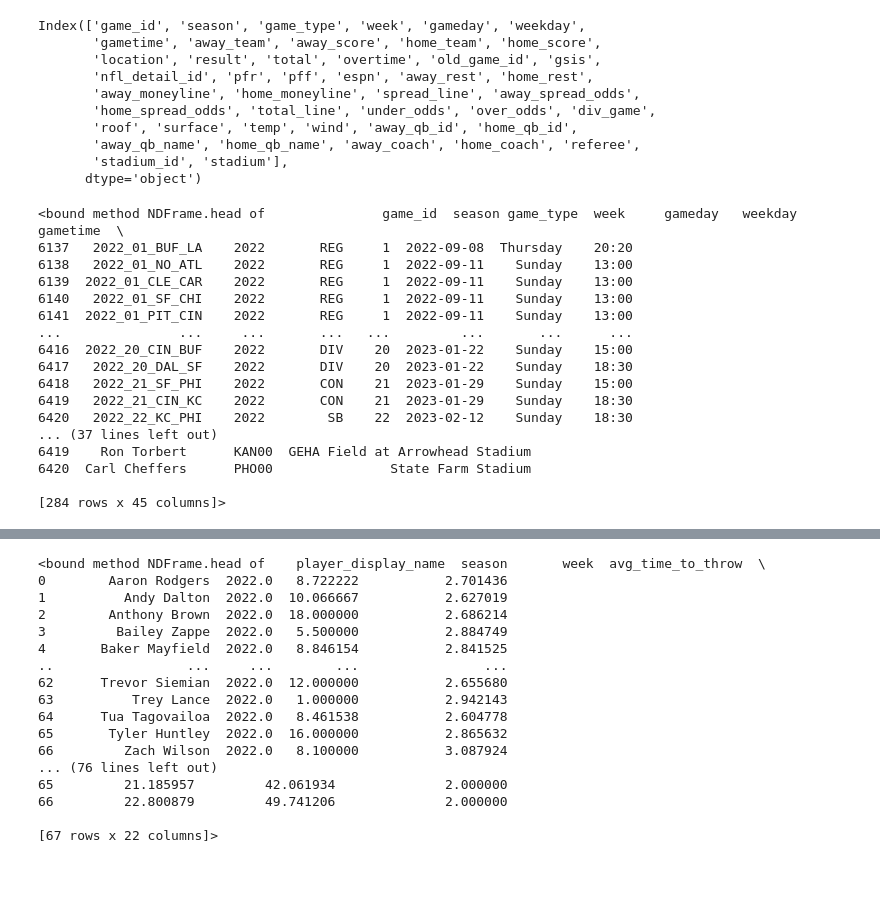
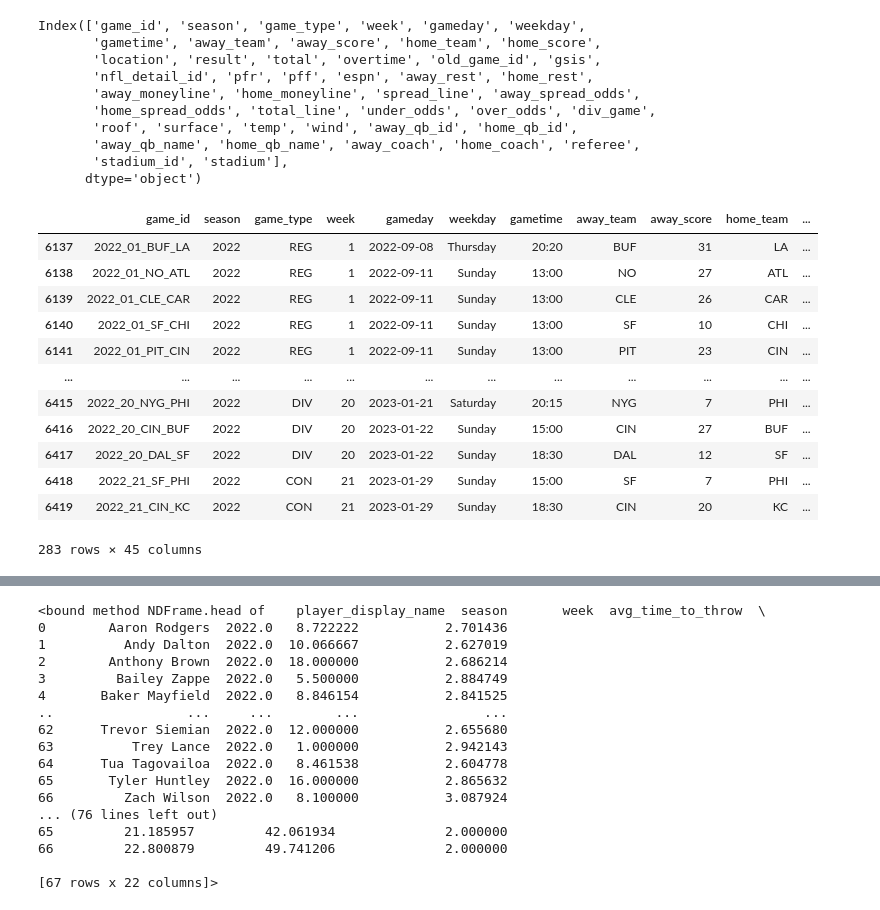
Before and after one commit to charlesrugg/nfldata, a Jupyter notebook: NFL_data.ipynb, the cells around one changed output, grey strips where cells are left out. Saved outputs shown, nothing was run; the diff lists cells and outputs as text; code cells hidden in the pictures; blank space fills up the shorter version.

```diff
--- a/NFL_data.ipynb
+++ b/NFL_data.ipynb
@@ -52,3 +53,14 @@ schedule = nfl.import_schedules([2022])
+# %%
+schedule = nfl.import_schedules([2021,2022])
+years = range(1999, 2023)  # range of years to import
+schedules = []  # list to store imported schedules
+
+for year in years:
+    schedule = nfl.import_schedules([year])
+    schedules.append(schedule)
+
+# Concatenate all schedules into a single dataframe
+schedules_df = pd.concat(schedules)
 # %%
 schedule.columns
 # %% [output]
@@ -62,23 +74,22 @@ Index(['game_id', 'season', 'game_type', 'week', 'gameday', 'weekday',
        'away_qb_name', 'home_qb_name', 'away_coach', 'home_coach', 'referee',
        'stadium_id', 'stadium'],
       dtype='object')
-# %%
-schedule.head
-# %% [output]
-<bound method NDFrame.head of               game_id  season game_type  week     gameday   weekday gametime  \
-6137   2022_01_BUF_LA    2022       REG     1  2022-09-08  Thursday    20:20
-6138   2022_01_NO_ATL    2022       REG     1  2022-09-11    Sunday    13:00
-6139  2022_01_CLE_CAR    2022       REG     1  2022-09-11    Sunday    13:00
-6140   2022_01_SF_CHI    2022       REG     1  2022-09-11    Sunday    13:00
-6141  2022_01_PIT_CIN    2022       REG     1  2022-09-11    Sunday    13:00
-...               ...     ...       ...   ...         ...       ...      ...
-6416  2022_20_CIN_BUF    2022       DIV    20  2023-01-22    Sunday    15:00
-6417   2022_20_DAL_SF    2022       DIV    20  2023-01-22    Sunday    18:30
-6418   2022_21_SF_PHI    2022       CON    21  2023-01-29    Sunday    15:00
-6419   2022_21_CIN_KC    2022       CON    21  2023-01-29    Sunday    18:30
-6420   2022_22_KC_PHI    2022        SB    22  2023-02-12    Sunday    18:30
-... (37 lines left out)
-6419    Ron Torbert      KAN00  GEHA Field at Arrowhead Stadium
-6420  Carl Cheffers      PHO00               State Farm Stadium
-
-[284 rows x 45 columns]>
+# %%
+schedule.style.format("{:.2f}")
+pd.set_option('display.max_columns', None)
+schedule.iloc[:1]
+schedule.iloc[:-1]
+# %% [output]
+|  | game_id | season | game_type | week | gameday | weekday | gametime | away_team | away_score | home_team | ... |
+| 6137 | 2022_01_BUF_LA | 2022 | REG | 1 | 2022-09-08 | Thursday | 20:20 | BUF | 31 | LA | ... |
+| 6138 | 2022_01_NO_ATL | 2022 | REG | 1 | 2022-09-11 | Sunday | 13:00 | NO | 27 | ATL | ... |
+| 6139 | 2022_01_CLE_CAR | 2022 | REG | 1 | 2022-09-11 | Sunday | 13:00 | CLE | 26 | CAR | ... |
+| 6140 | 2022_01_SF_CHI | 2022 | REG | 1 | 2022-09-11 | Sunday | 13:00 | SF | 10 | CHI | ... |
+| 6141 | 2022_01_PIT_CIN | 2022 | REG | 1 | 2022-09-11 | Sunday | 13:00 | PIT | 23 | CIN | ... |
+| ... | ... | ... | ... | ... | ... | ... | ... | ... | ... | ... | ... |
+| 6415 | 2022_20_NYG_PHI | 2022 | DIV | 20 | 2023-01-21 | Saturday | 20:15 | NYG | 7 | PHI | ... |
+| 6416 | 2022_20_CIN_BUF | 2022 | DIV | 20 | 2023-01-22 | Sunday | 15:00 | CIN | 27 | BUF | ... |
+| 6417 | 2022_20_DAL_SF | 2022 | DIV | 20 | 2023-01-22 | Sunday | 18:30 | DAL | 12 | SF | ... |
+| 6418 | 2022_21_SF_PHI | 2022 | CON | 21 | 2023-01-29 | Sunday | 15:00 | SF | 7 | PHI | ... |
+| 6419 | 2022_21_CIN_KC | 2022 | CON | 21 | 2023-01-29 | Sunday | 18:30 | CIN | 20 | KC | ... |
+283 rows × 45 columns
```
Also changed, not shown: parts of 13 cells of this notebook.
